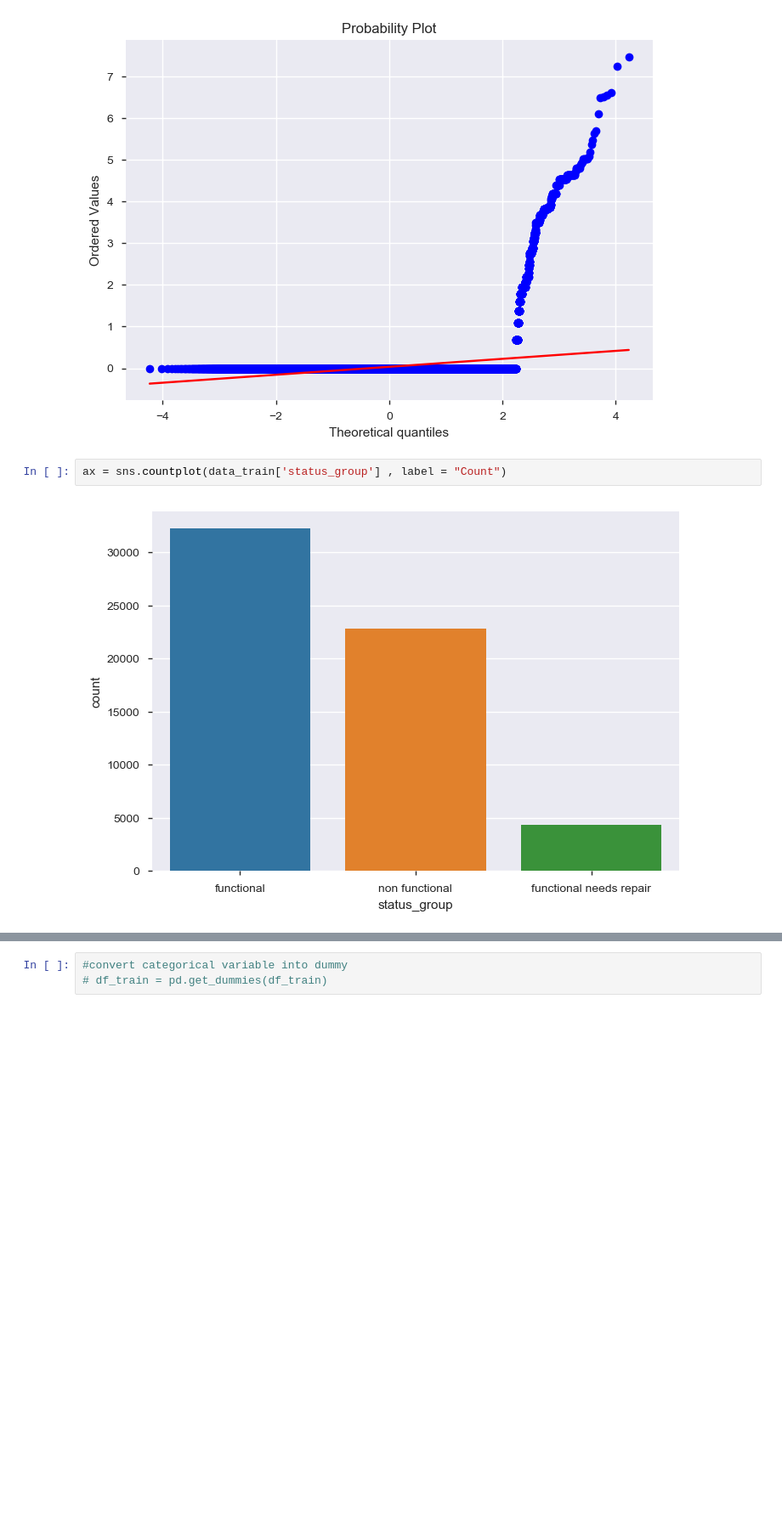
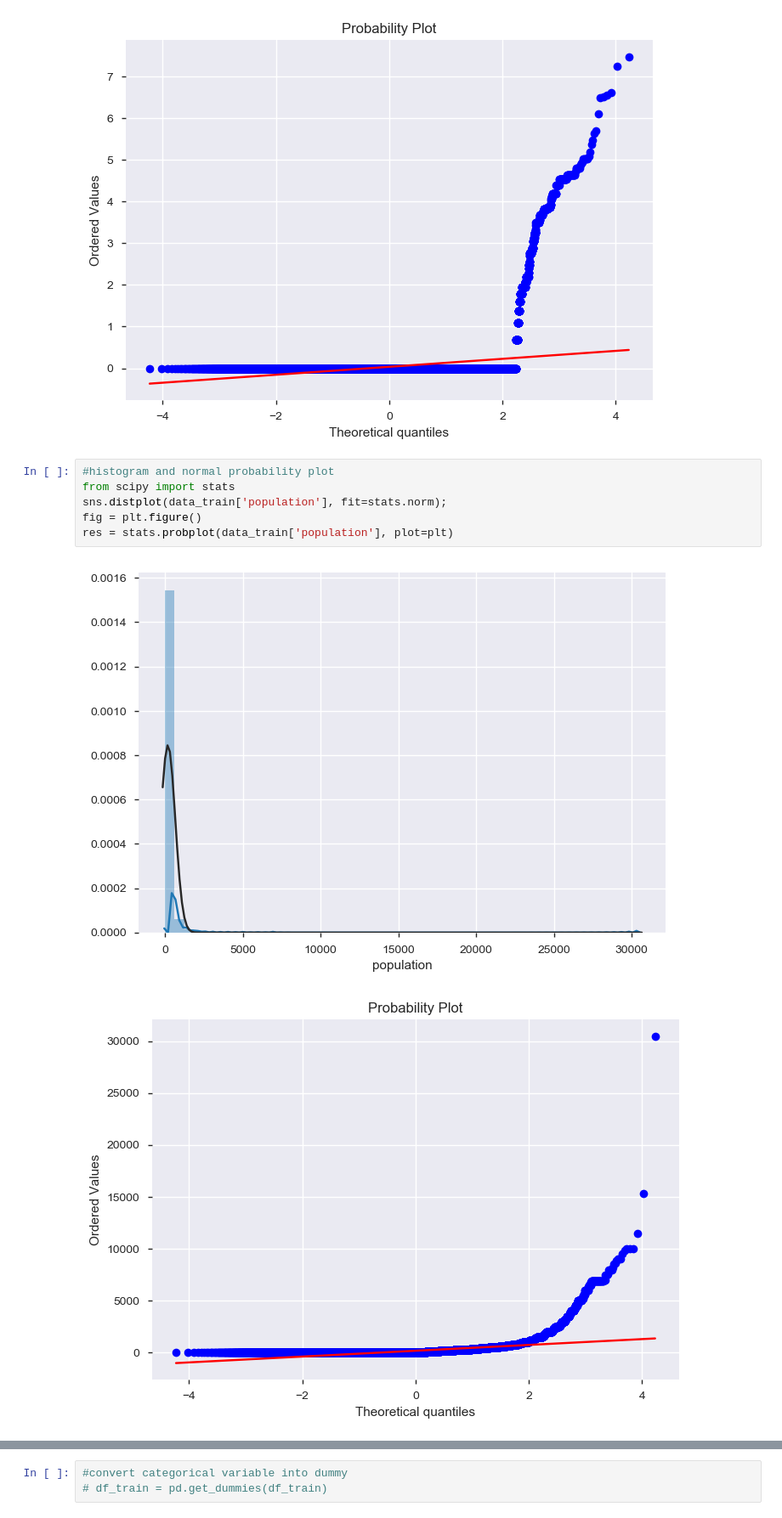
Before and after one commit to omidbadr/Data_Mining_the_Water_Table, a Jupyter notebook: Pump_DrivenData.ipynb, the cells around one changed output, grey strips where cells are left out. Shown at 85% size. Saved outputs shown, nothing was run; the diff lists cells and outputs as text; blank space fills up the shorter version.

```diff
--- a/Pump_DrivenData.ipynb
+++ b/Pump_DrivenData.ipynb
@@ -285,7 +311,12 @@ res = stats.probplot(data_train['num_private_log'], plot=plt)
 # %% [output]
 [figure]
 [figure]
-# %%
-ax = sns.countplot(data_train['status_group'] , label = "Count")
-# %% [output]
-[figure, removed]
+# %%
+#histogram and normal probability plot
+from scipy import stats
+sns.distplot(data_train['population'], fit=stats.norm);
+fig = plt.figure()
+res = stats.probplot(data_train['population'], plot=plt)
+# %% [output]
+[figure, added]
+[figure, added]
```
Also changed, not shown: parts of 21 cells of this notebook.
